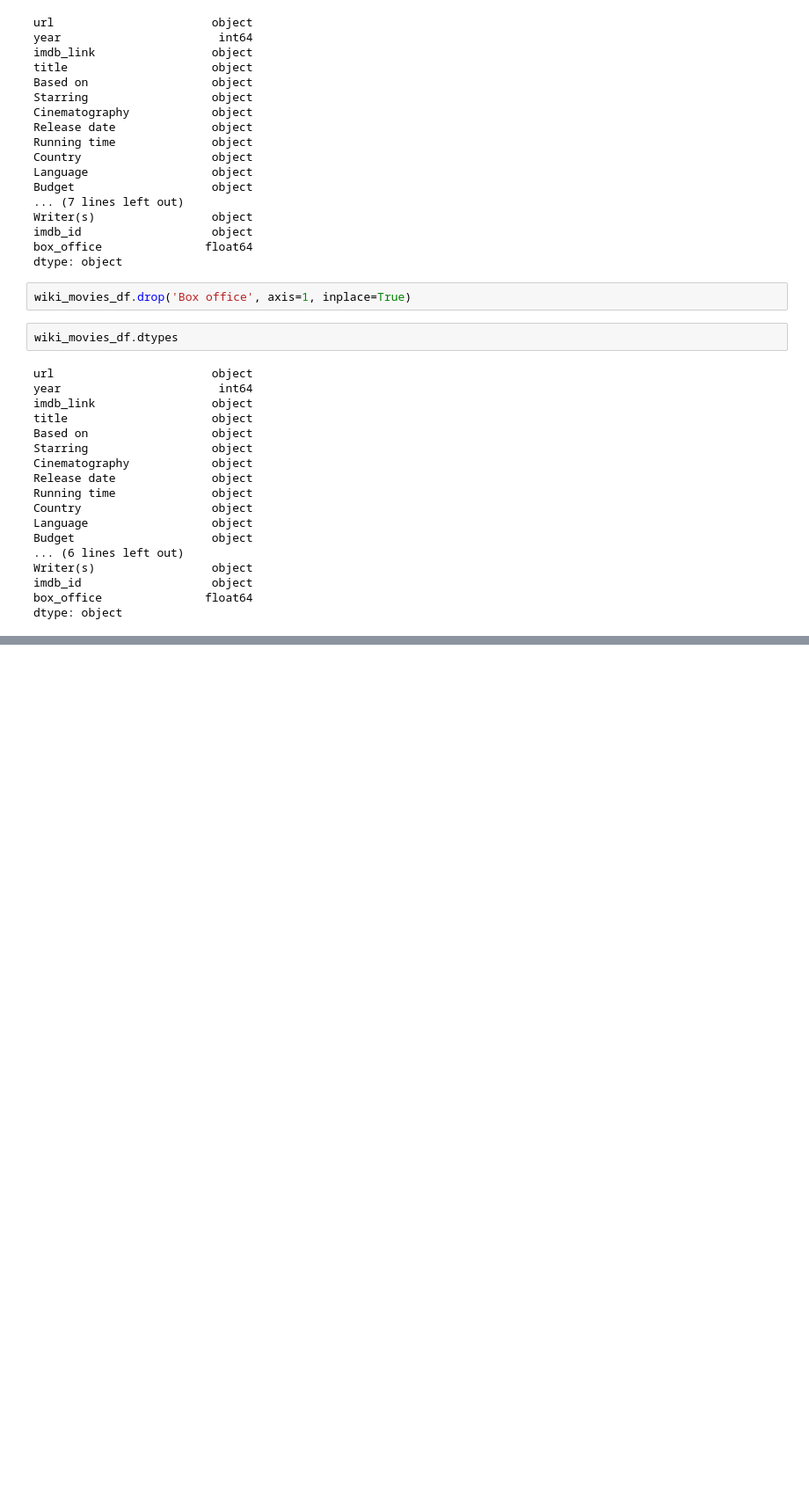
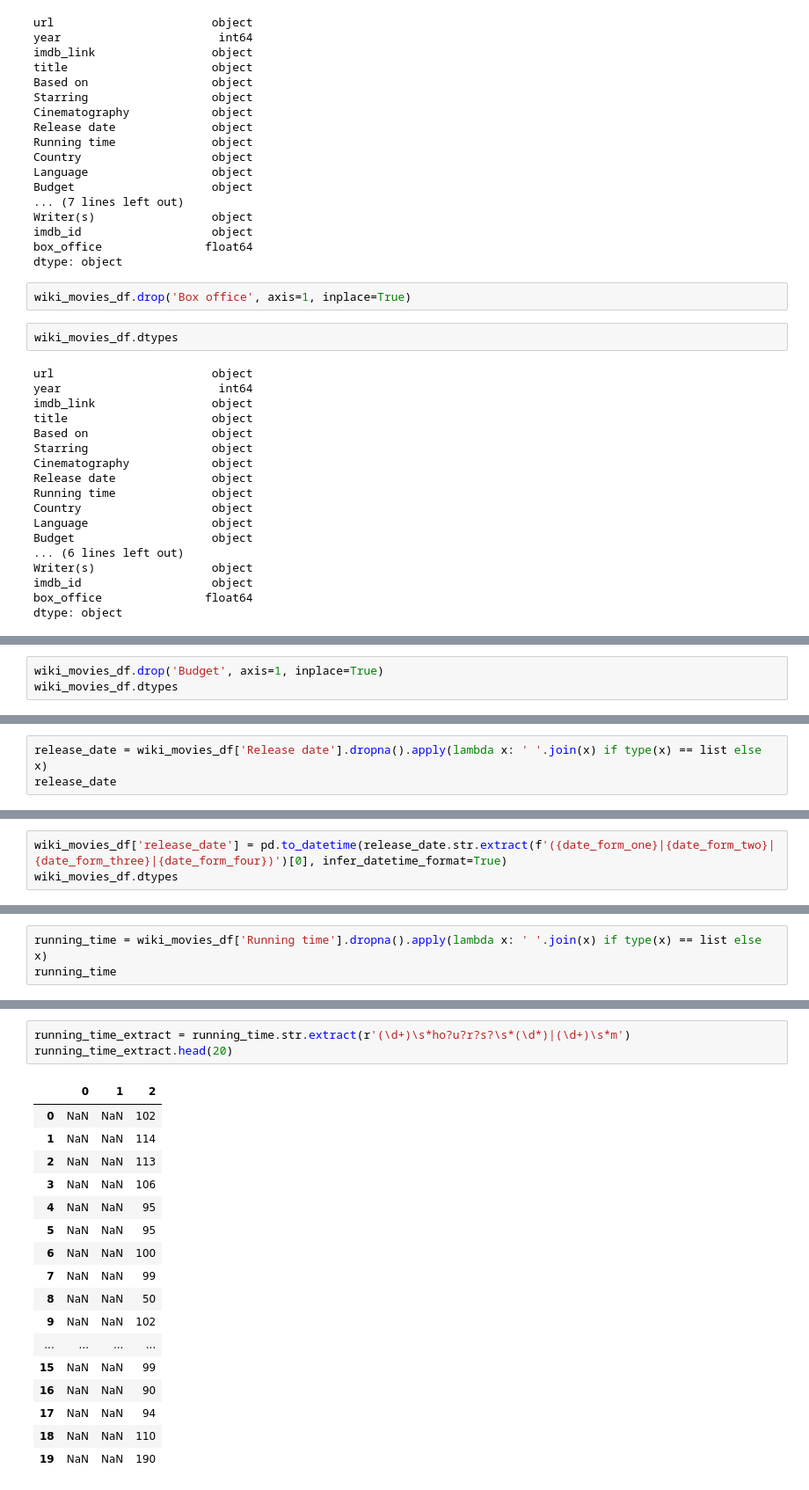
Before and after one commit to Christopheremorgan/Movies-ETL, a Jupyter notebook: movies_etl.ipynb, the cells around one changed output, grey strips where cells are left out. Shown at 88% size. Saved outputs shown, nothing was run; the diff lists cells and outputs as text; blank space fills up the shorter version.

Commit message:
data type transformations to dates and floats

```diff
--- a/movies_etl.ipynb
+++ b/movies_etl.ipynb
@@ -679,0 +783,3 @@ dtype: object
+# %%
+wiki_movies_df.drop('Budget', axis=1, inplace=True)
+wiki_movies_df.dtypes
@@ -679,0 +804,3 @@ dtype: object
+# %%
+release_date = wiki_movies_df['Release date'].dropna().apply(lambda x: ' '.join(x) if type(x) == list else x)
+release_date
@@ -679,0 +825,3 @@ dtype: object
+# %%
+wiki_movies_df['release_date'] = pd.to_datetime(release_date.str.extract(f'({date_form_one}|{date_form_two}|{date_form_three}|{date_form_four})')[0], infer_datetime_format=True)
+wiki_movies_df.dtypes
@@ -679,0 +846,3 @@ dtype: object
+# %%
+running_time = wiki_movies_df['Running time'].dropna().apply(lambda x: ' '.join(x) if type(x) == list else x)
+running_time
@@ -679,0 +917,21 @@ dtype: object
+# %%
+running_time_extract = running_time.str.extract(r'(\d+)\s*ho?u?r?s?\s*(\d*)|(\d+)\s*m')
+running_time_extract.head(20)
+# %% [output]
+|  | 0 | 1 | 2 |
+| 0 | NaN | NaN | 102 |
+| 1 | NaN | NaN | 114 |
+| 2 | NaN | NaN | 113 |
+| 3 | NaN | NaN | 106 |
+| 4 | NaN | NaN | 95 |
+| 5 | NaN | NaN | 95 |
+| 6 | NaN | NaN | 100 |
+| 7 | NaN | NaN | 99 |
+| 8 | NaN | NaN | 50 |
+| 9 | NaN | NaN | 102 |
+| ... | ... | ... | ... |
+| 15 | NaN | NaN | 99 |
+| 16 | NaN | NaN | 90 |
+| 17 | NaN | NaN | 94 |
+| 18 | NaN | NaN | 110 |
+| 19 | NaN | NaN | 190 |
```
Also changed, not shown: parts of 22 cells of this notebook.
